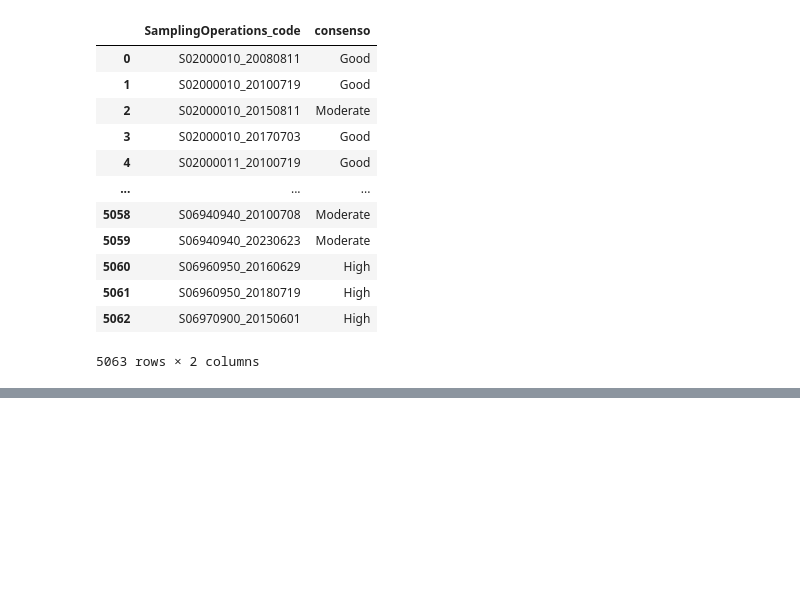
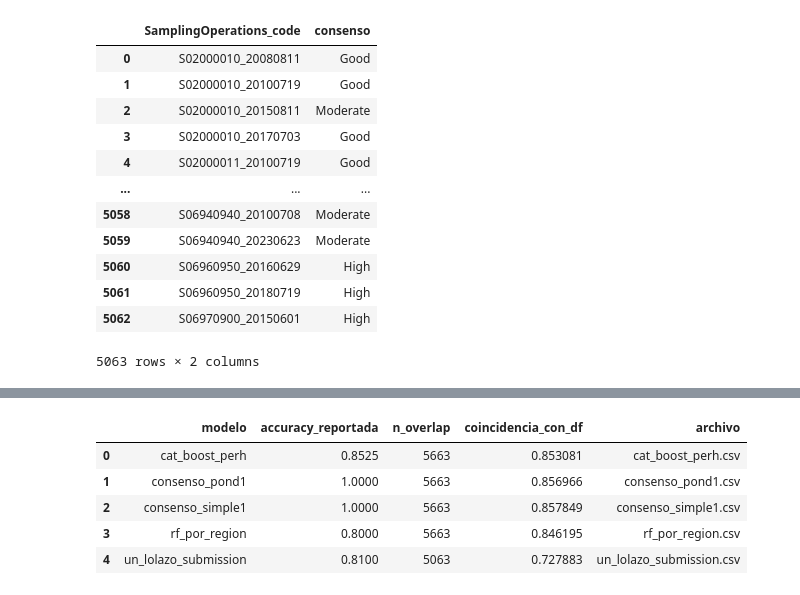
Before and after one commit to heritaco/Empilement-Tobit-CatBoost-et-interpolation-laplacienne-spatio-temporelle-pour-l-IBD-EQR, a Jupyter notebook: results/compare/comparar lo que ya tenemos.ipynb, the cells around one changed output, grey strips where cells are left out. Drawn from its saved outputs; the diff is of its cells as text; code cells hidden in the pictures; blank space fills up the shorter version.

```diff
--- a/results/compare/comparar lo que ya tenemos.ipynb
+++ b/results/compare/comparar lo que ya tenemos.ipynb
@@ -201,0 +470,25 @@ df_consenso
+# %%
+df_nuevo = pd.read_csv('Catboost_Classification.csv')
+
+df_nuevo = df_nuevo.rename(columns={"yhat_te": "IBD_EQR_Status"})
+
+df_nuevo.to_csv("Catboost_Classificationr.csv", index=False)
+
+# Vector de tuplas (archivo_csv, accuracy_en_[0,1])
+modelos = [
+    ("un_lolazo_submission.csv", 0.81),
+    ("rf_por_region.csv", 0.80),
+    ("cat_boost_perh.csv", 0.8525),
+    ("consenso_pond1.csv",1),
+    ("consenso_simple1.csv",1)
+]
+
+salida = evaluar_contra_modelos(df_nuevo, modelos)
+display(salida["resumen_modelos"])          # tabla con coincidencias por modelo
+# %% [output]
+|  | modelo | accuracy_reportada | n_overlap | coincidencia_con_df | archivo |
+| 0 | cat_boost_perh | 0.8525 | 5663 | 0.853081 | cat_boost_perh.csv |
+| 1 | consenso_pond1 | 1.0000 | 5663 | 0.856966 | consenso_pond1.csv |
+| 2 | consenso_simple1 | 1.0000 | 5663 | 0.857849 | consenso_simple1.csv |
+| 3 | rf_por_region | 0.8000 | 5663 | 0.846195 | rf_por_region.csv |
+| 4 | un_lolazo_submission | 0.8100 | 5063 | 0.727883 | un_lolazo_submission.csv |
```
Also changed, not shown: parts of 14 cells of this notebook, 46 other files.
